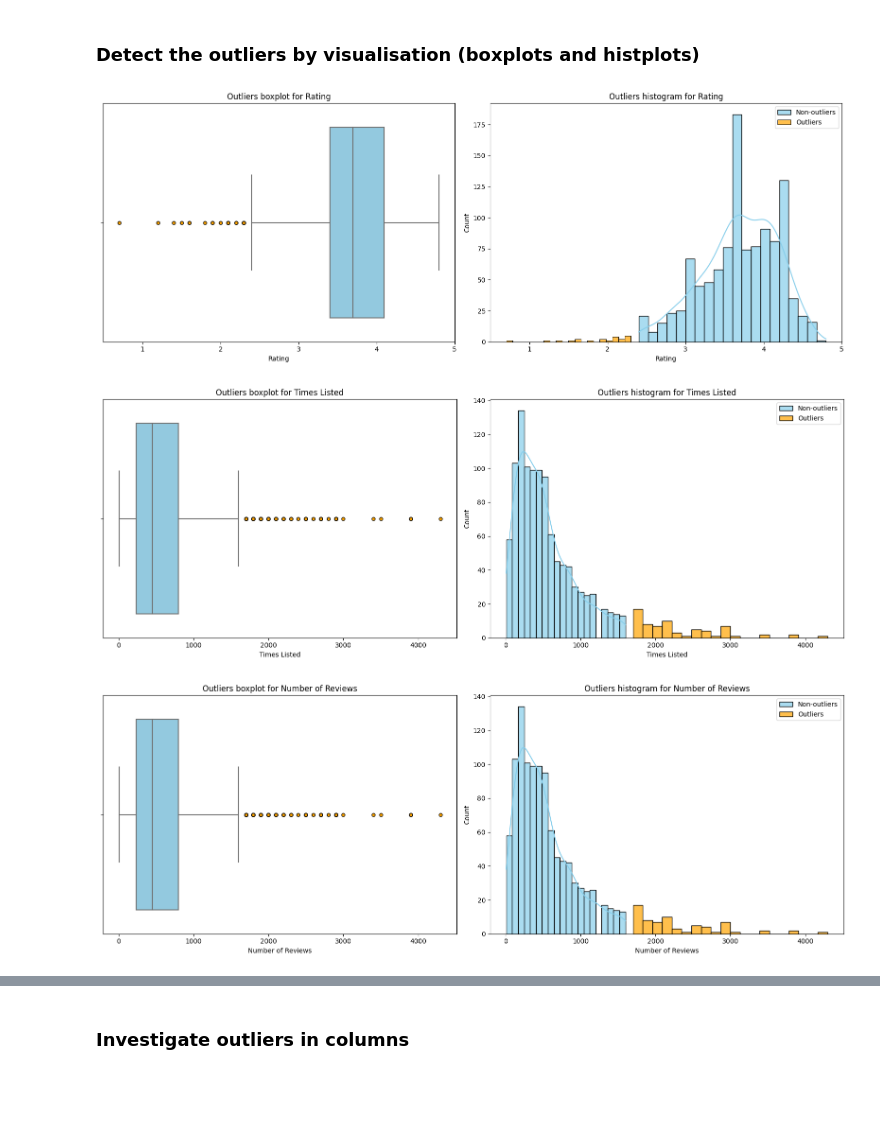
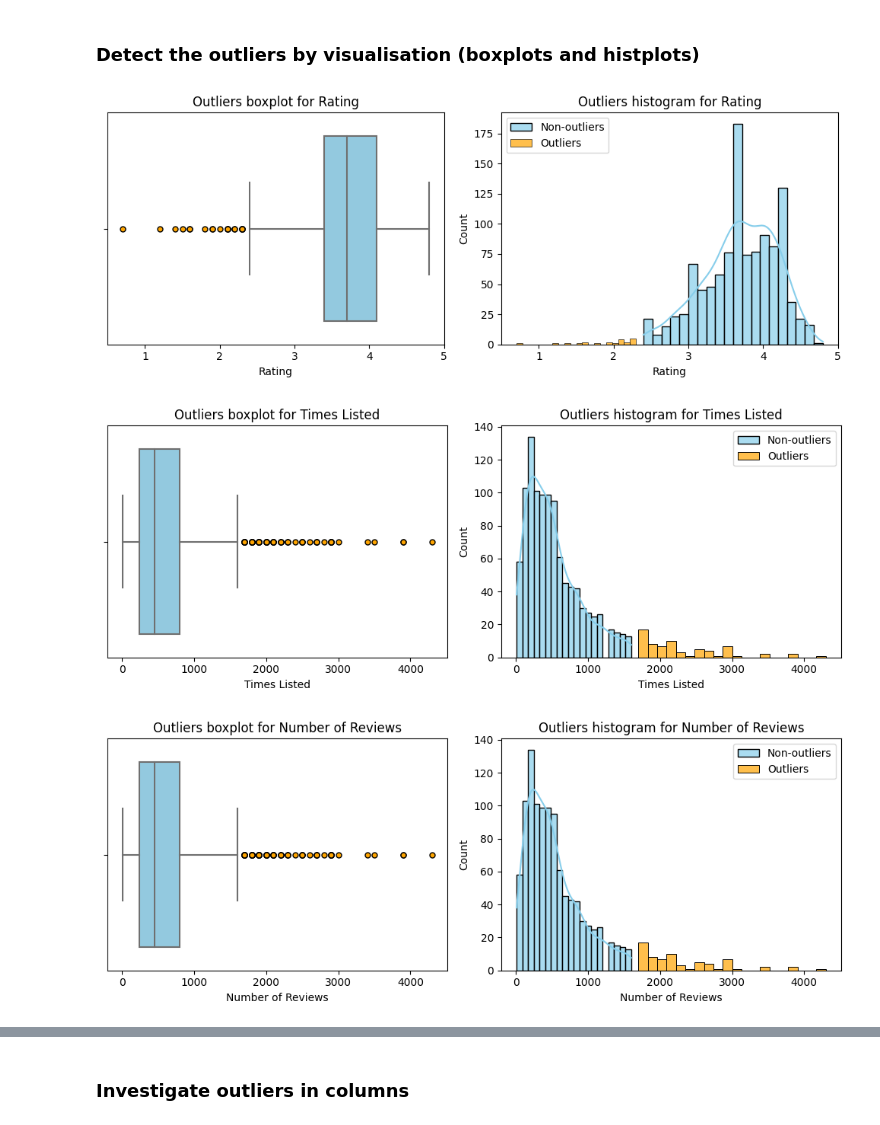
Before and after one commit to IrronRoman19/final-project-data, a Jupyter notebook: eda-project-tovtech-video-game-reviews.ipynb, the cells around one changed output, grey strips where cells are left out. Saved outputs shown, nothing was run; the diff lists cells and outputs as text; code cells hidden in the pictures; blank space fills up the shorter version.

```diff
--- a/eda-project-tovtech-video-game-reviews.ipynb
+++ b/eda-project-tovtech-video-game-reviews.ipynb
@@ -692,34 +705,34 @@ Name: Wishlist, dtype: float64
 # %%
 numeric_columns = ['Rating', 'Times Listed', 'Number of Reviews', 'Plays', 'Playing', 'Backlogs', 'Wishlist']
 
 for column in numeric_columns:
     # Calculate IQR and determine outliers
     Q1 = games[column].quantile(0.25)
     Q3 = games[column].quantile(0.75)
     IQR = Q3 - Q1
     lower_bound = Q1 - 1.5 * IQR
     upper_bound = Q3 + 1.5 * IQR
 
     outliers = games[(games[column] < lower_bound) | (games[column] > upper_bound)][column]
     non_outliers = games[(games[column] >= lower_bound) & (games[column] <= upper_bound)][column]
 
-    fig, axes = plt.subplots(1, 2, figsize=(16, 6))  # Create a row of 2 subplots
+    fig, axes = plt.subplots(1, 2, figsize=(10, 4))  # Create a row of 2 subplots
 
     # Boxplot with colored outliers
     flierprops = {'marker': 'o', 'markerfacecolor': 'orange', 'markeredgecolor': 'black', 'markersize': 5}
     sns.boxplot(x=games[column], ax=axes[0], color='skyblue', flierprops=flierprops)
     axes[0].set_title(f'Outliers boxplot for {column}')
 
     # Histogram
     sns.histplot(x=non_outliers, bins=20, kde=True, ax=axes[1], label='Non-outliers', color='skyblue', alpha=0.7)
     sns.histplot(x=outliers, bins=20, kde=False, ax=axes[1], label='Outliers', color='orange', alpha=0.7)
     axes[1].set_title(f'Outliers histogram for {column}')
     axes[1].legend()
 
 
     plt.tight_layout()  # Adjust spacing between subplots
     plt.show()
 # %% [output]
-[figure, old version]
+[figure, new version]
-[figure, old version]
+[figure, new version]
-[figure, old version]
+[figure, new version]
```
Also changed, not shown: parts of 50 cells of this notebook.
